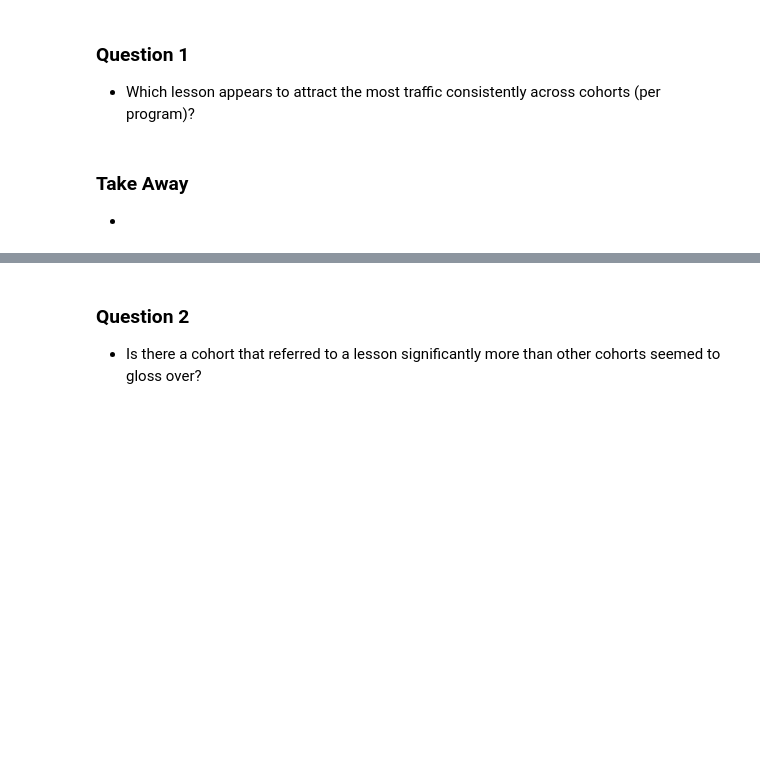
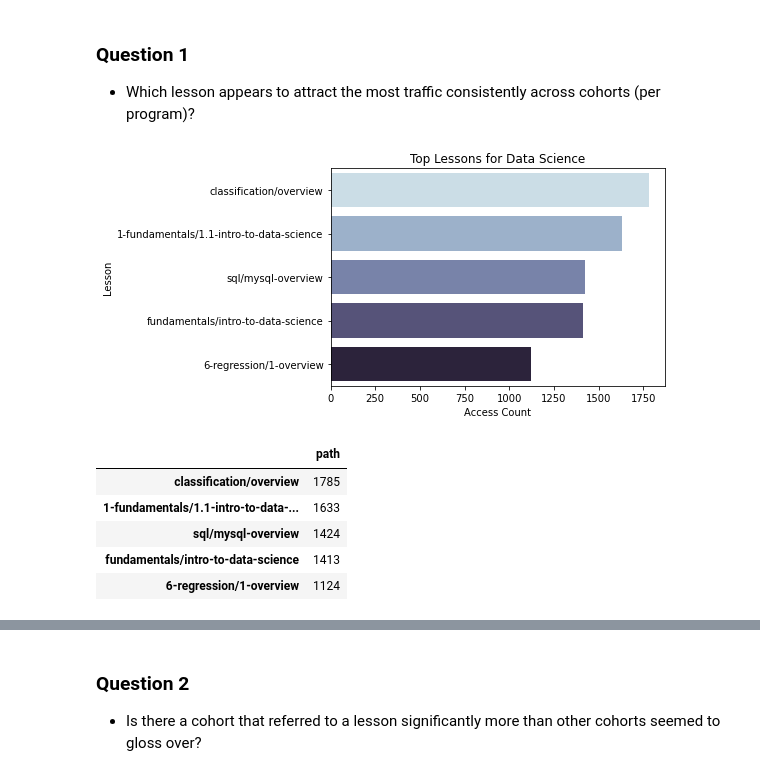
Before and after one commit to Schmidl-Gautam/anomaly_detection_project, a Jupyter notebook: report.ipynb, the cells around one changed output, grey strips where cells are left out. Drawn from its saved outputs; the diff is of its cells as text; code cells hidden in the pictures; blank space fills up the shorter version.

```diff
--- a/report.ipynb
+++ b/report.ipynb
@@ -85,16 +85,49 @@ By: Scott Schmidl, Rajaram Gautam
 - To wrangle the curriculum logs, we used the curriculum logs database in our MySQL server and saved it to a CSV.
 - To prepare the data we performed some feature engineering to create date time columns and program_name
 # %%
-# import Wrangle
+# imports
 from wrangle import Wrangle
+import pandas as pd
 
-# get and prep data
+# get and prep Scott's data
 logs = Wrangle().prep_data()
+
+# get and prep Rajaram's work
+cur_df = Wrangle().get_work()
 # %% [markdown]
 ### Exploratory Data Analysis
 # %% [markdown]
 ### Question 1
 - Which lesson appears to attract the most traffic consistently across cohorts (per program)?
-# %% [markdown]
-### Take Away
--
+# %%
+# import viz
+import seaborn as sns
+import matplotlib.pyplot as plt
+
+# Removing all the paths that are not a lesson
+lesson = cur_df.copy()
+lesson = lesson[lesson.path.str.endswith('jpg') == False]
+lesson = lesson[lesson.path.str.endswith('jpeg') == False]
+lesson = lesson[lesson.path.str.endswith('svg') == False]
+lesson = lesson[(lesson.path != '/') & (lesson.path != 'search/search_index.json')
+                & (lesson.path != 'toc') & (lesson.path != 'appendix')]
+lesson = lesson.set_index("date_time")
+
+# Top lessons for Data Science
+top_course_lessons = pd.DataFrame(lesson[lesson.course_subdomain == 'ds'].path.value_counts().head(5))
+plt.figure(figsize=(6, 4))
+sns.barplot(data=top_course_lessons,
+x="path", y=top_course_lessons.index, palette="ch:s=.25,rot=-.25", )
+plt.title('Top Lessons for Data Science')
+plt.xlabel('Access Count')
+plt.ylabel('Lesson')
+plt.show()
+top_course_lessons
+# %% [output]
+[figure, added]
+|  | path |
+| classification/overview | 1785 |
+| 1-fundamentals/1.1-intro-to-data-... | 1633 |
+| sql/mysql-overview | 1424 |
+| fundamentals/intro-to-data-science | 1413 |
+| 6-regression/1-overview | 1124 |
```
Also changed, not shown: parts of 9 cells of this notebook, 1 other file.
